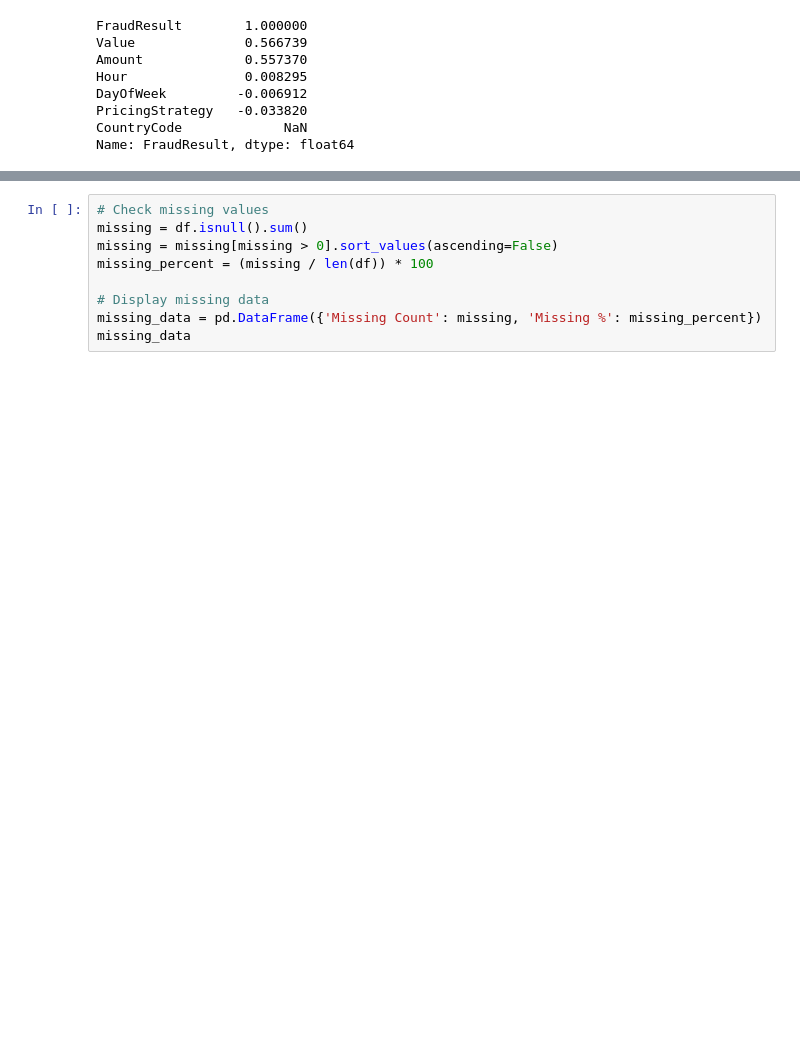
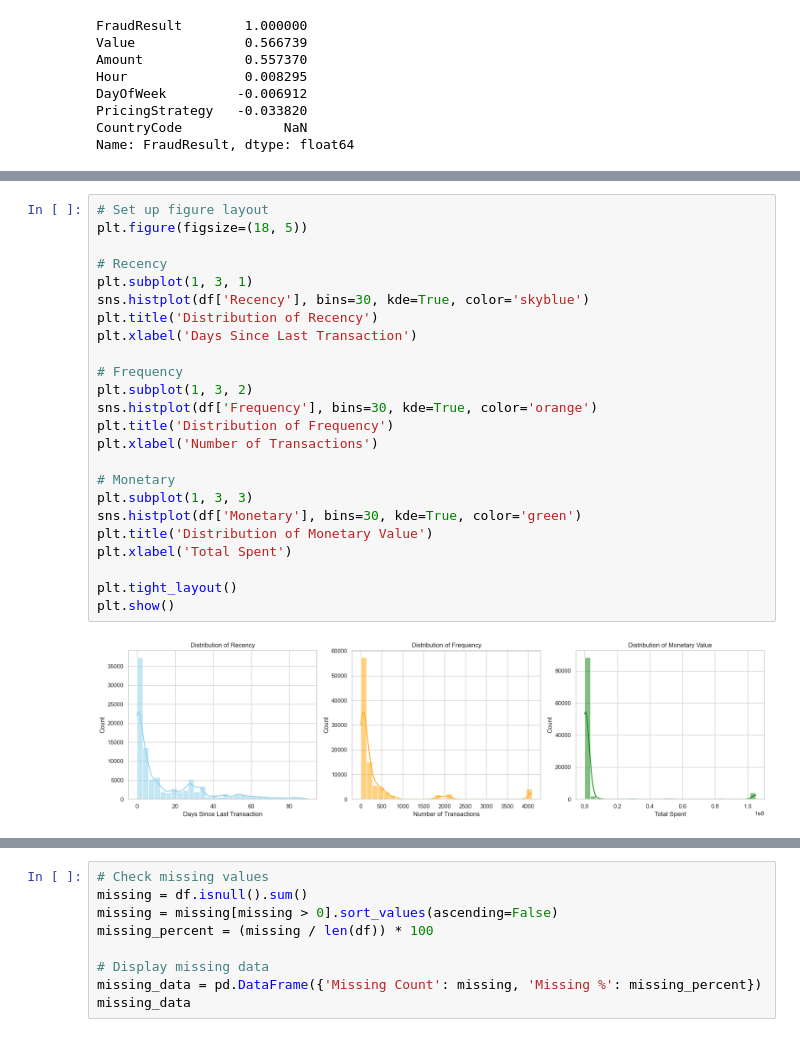
Before and after one commit to bobdeve/credit-risk-model, a Jupyter notebook: notebooks/1.0-eda.ipynb, the cells around one changed output, grey strips where cells are left out. Drawn from its saved outputs; the diff is of its cells as text; blank space fills up the shorter version.

```diff
--- a/notebooks/1.0-eda.ipynb
+++ b/notebooks/1.0-eda.ipynb
@@ -125,3 +227,29 @@ recency['Recency'] = (recent_time - recency['TransactionStartTime']).dt.days
+# %%
+# Set up figure layout
+plt.figure(figsize=(18, 5))
+
+# Recency
+plt.subplot(1, 3, 1)
+sns.histplot(df['Recency'], bins=30, kde=True, color='skyblue')
+plt.title('Distribution of Recency')
+plt.xlabel('Days Since Last Transaction')
+
+# Frequency
+plt.subplot(1, 3, 2)
+sns.histplot(df['Frequency'], bins=30, kde=True, color='orange')
+plt.title('Distribution of Frequency')
+plt.xlabel('Number of Transactions')
+
+# Monetary
+plt.subplot(1, 3, 3)
+sns.histplot(df['Monetary'], bins=30, kde=True, color='green')
+plt.title('Distribution of Monetary Value')
+plt.xlabel('Total Spent')
+
+plt.tight_layout()
+plt.show()
+# %% [output]
+[figure, added]
 # %%
 # Summary for numeric and categorical features
 df.describe(include='all').T
```
Also changed, not shown: parts of 19 cells of this notebook.
